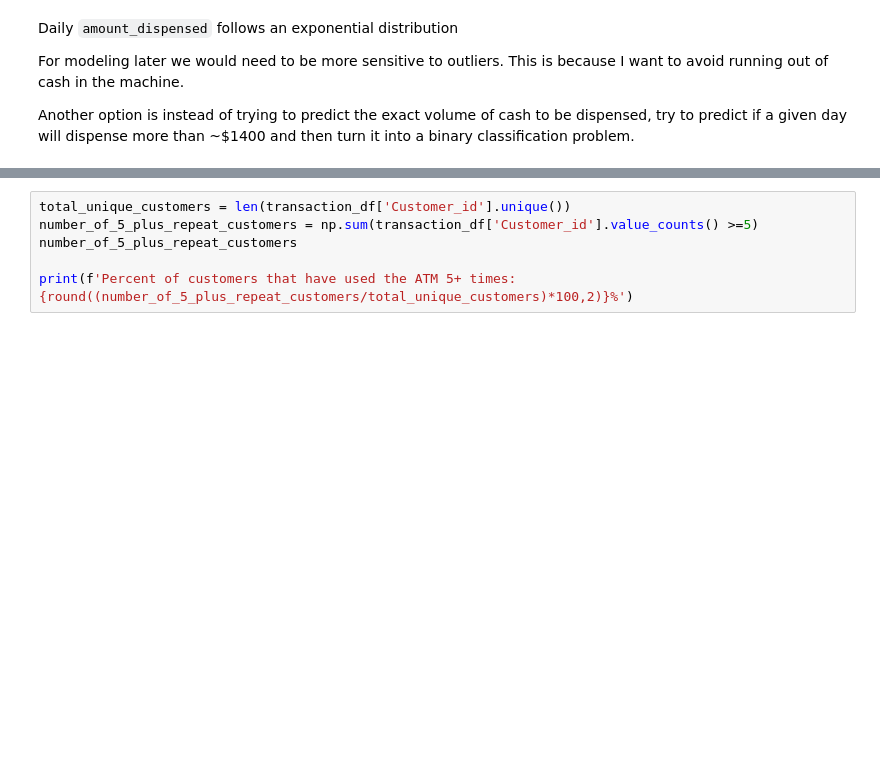
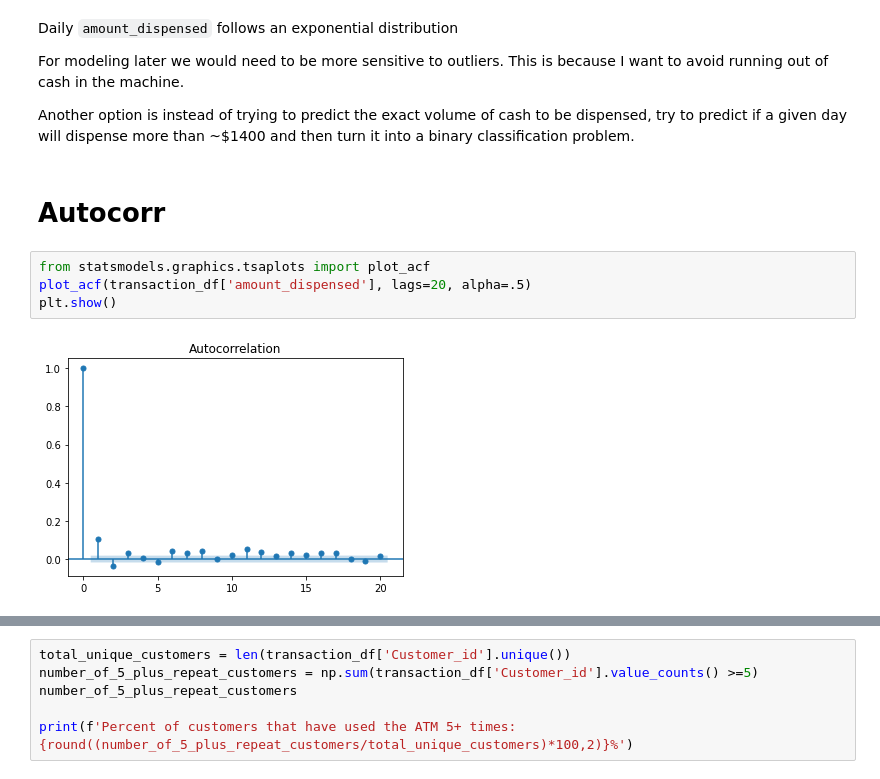
Before and after one commit to parkerburchett/Public-ATM, a Jupyter notebook: Exploratory Data Analysis.ipynb, the cells around one changed output, grey strips where cells are left out. Cells and saved outputs as stored; diff of their text form; blank space fills up the shorter version.

Commit message:
Added Auto-correlation Plots
Daily and weekly

```diff
--- a/Exploratory Data Analysis.ipynb
+++ b/Exploratory Data Analysis.ipynb
@@ -108,3 +104,11 @@ Daily `amount_dispensed` follows an exponential distribution
 For modeling later we would need to be more sensitive to outliers. This is because I want to avoid running out of cash in the machine.
 
 Another option is instead of trying to predict the exact volume of cash to be dispensed, try to predict if a given day will dispense more than ~$1400 and then turn it into a binary classification problem.
+# %% [markdown]
+# Autocorr
+# %%
+from statsmodels.graphics.tsaplots import plot_acf
+plot_acf(transaction_df['amount_dispensed'], lags=20, alpha=.5)
+plt.show()
+# %% [output]
+[figure, added]
```
Also changed, not shown: parts of 5 cells of this notebook.
